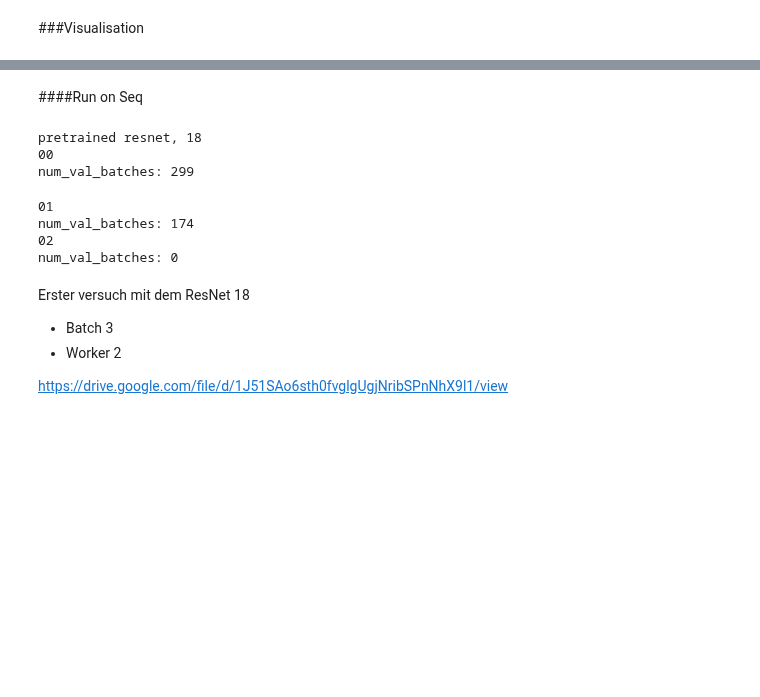
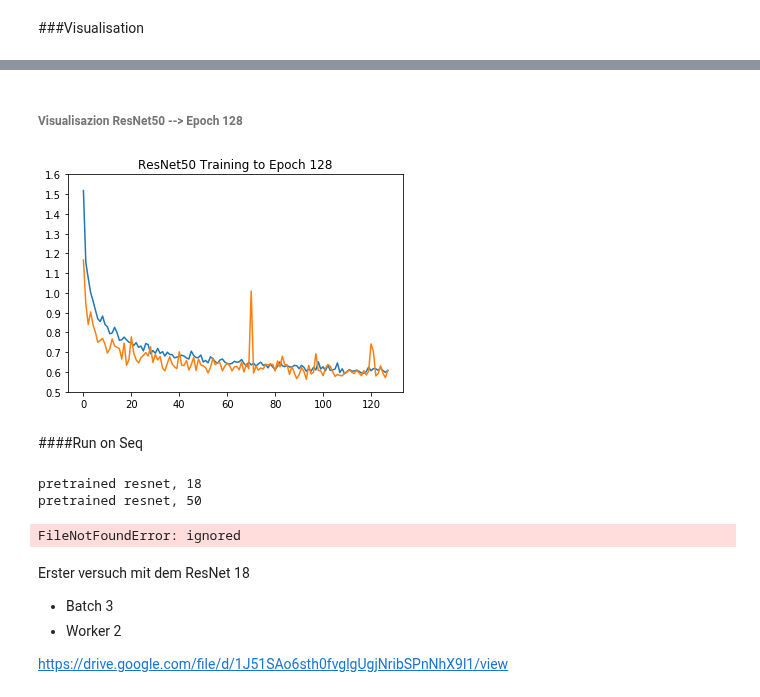
Before and after one commit to KlamJ/DeepLab_V3_KL, a Jupyter notebook: Klamer_U_Net.ipynb, the cells around one changed output, grey strips where cells are left out. Cells and saved outputs as stored; diff of their text form; code cells hidden in the pictures; blank space fills up the shorter version.

```diff
--- a/Klamer_U_Net.ipynb
+++ b/Klamer_U_Net.ipynb
@@ -1441,3 +1453,28 @@ RuntimeError: ignored
+# %% [markdown]
+###### Visualisazion ResNet50 --> Epoch 128
+# %%
+
+import pandas as pd
+
+
+ResNet50_Train_losses = pickle.load(
+    open('/content/drive/My Drive/U_Net_Datasets/training_logs/model_50_b3_w2/epoch_losses_train.pkl','rb'))
+ResNet50_val_losses = pickle.load(
+    open('/content/drive/My Drive/U_Net_Datasets/training_logs/model_50_b3_w2/epoch_losses_val.pkl','rb'))
+
+ResNet18_Train_losses = pickle.load(
+    open('/content/drive/My Drive/U_Net_Datasets/training_logs/model_5/epoch_losses_train.pkl','rb'))
+ResNet18_val_losses = pickle.load(
+    open('/content/drive/My Drive/U_Net_Datasets/training_logs/model_5/epoch_losses_val.pkl','rb'))
+
+plt.plot(ResNet50_Train_losses )
+plt.plot(ResNet50_val_losses)
+plt.title('ResNet50 Training to Epoch 128')
+plt.yticks(np.arange(0.5, 1.7, 0.1))
+plt.ylabel('')
+plt.show()
+# %% [output]
+[figure, added]
 # %% [markdown]
 ####Run on Seq
 # %%
@@ -1447,8 +1484,9 @@ batch_size = 2
 
 network = DeepLabV3("eval_seq", project_dir=datasetPath).cuda()
 #network.load_state_dict(torch.load(datasetPath+"/pretrained_models/model_13_2_2_2_epoch_580.pth"))
-network.load_state_dict(torch.load("/content/drive/My Drive/U_Net_Datasets/training_logs/model_5/checkpoints/model_5_epoch_92.pth"))
-
+#network.load_state_dict(torch.load("/content/drive/My Drive/U_Net_Datasets/training_logs/model_5/checkpoints/model_5_epoch_92.pth"))
+network.load_state_dict(
+    torch.load("/content/drive/My Drive/U_Net_Datasets/training_logs/model_50_b3_w2/checkpoints/model_50_b3_w2_epoch_128.pth"))
 for sequence in ["00", "01", "02"]:
     print (sequence)
 
@@ -1522,12 +1560,8 @@ for sequence in ["00", "01", "02"]:
     out.release()
 # %% [output]
 pretrained resnet, 18
-00
-num_val_batches: 299
+pretrained resnet, 50
-01
-num_val_batches: 174
-02
-num_val_batches: 0
+FileNotFoundError: ignored
 # %% [markdown]
 Erster versuch mit dem ResNet 18
 - Batch 3
```
Also changed, not shown: parts of 11 cells of this notebook.
